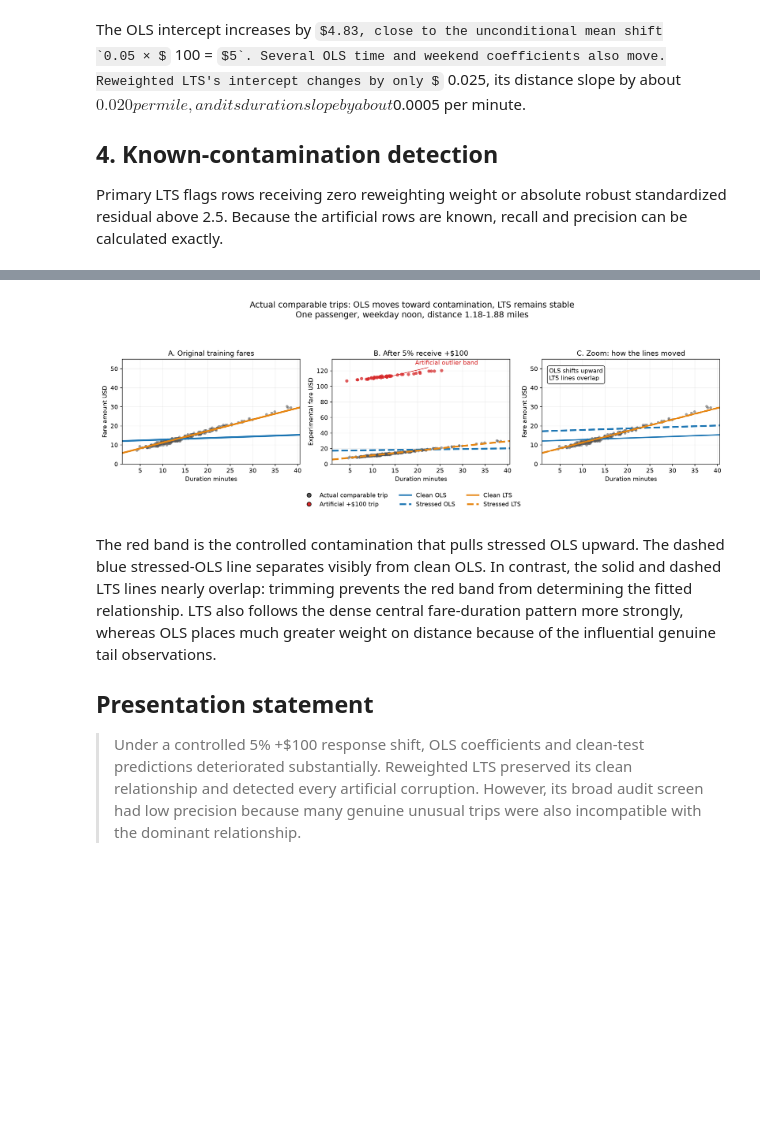
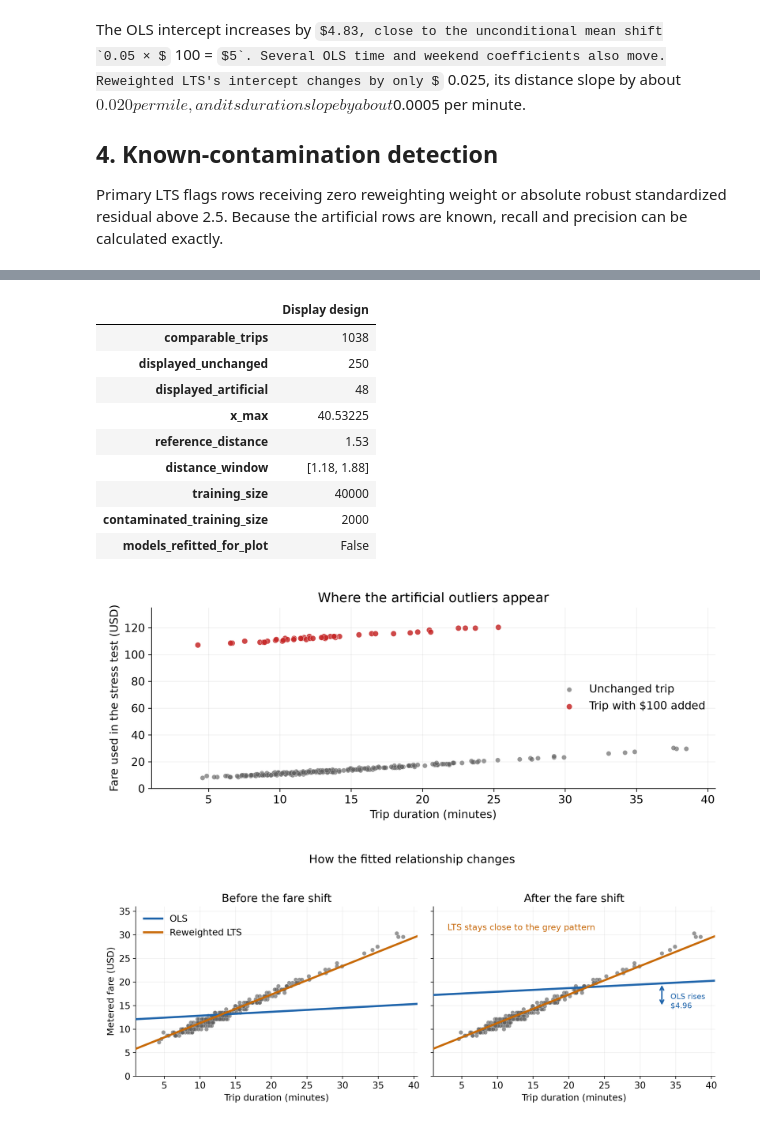
Before and after one commit to Ak62007/LTS, a Jupyter notebook: notebooks/05_contamination_stress_test.ipynb, the cells around one changed output, grey strips where cells are left out. Drawn from its saved outputs; the diff is of its cells as text; code cells hidden in the pictures; some formulas as TeX source; blank space fills up the shorter version.

Commit message:
Improve actual-trip robustness plots and notebook explanations

```diff
--- a/notebooks/05_contamination_stress_test.ipynb
+++ b/notebooks/05_contamination_stress_test.ipynb
@@ -188,21 +190,28 @@ the fitted lines.
-# %%
-from IPython.display import Image
-
-display(Image(filename=PROJECT_ROOT / "outputs/figures/actual_points_clean_stress_fitted_lines.png"))
-# %% [output]
-[figure, removed]
-# %% [markdown]
-The red band is the controlled contamination that pulls stressed OLS upward.
-The dashed blue stressed-OLS line separates visibly from clean OLS. In contrast,
-the solid and dashed LTS lines nearly overlap: trimming prevents the red band
-from determining the fitted relationship. LTS also follows the dense central
-fare-duration pattern more strongly, whereas OLS places much greater weight on
-distance because of the influential genuine tail observations.
-
-## Presentation statement
-
-> Under a controlled 5% +$100 response shift, OLS coefficients and clean-test
-> predictions deteriorated substantially. Reweighted LTS preserved its clean
-> relationship and detected every artificial corruption. However, its broad
-> audit screen had low precision because many genuine unusual trips were also
-> incompatible with the dominant relationship.
+# %%
+from IPython.display import Image
+from src.taxi_lts.plot_actual_points import save_comparable_trip_plots
+from src.taxi_lts.stress_test import contaminate_training_response
+
+modeling = pd.read_csv(PROJECT_ROOT / "data/processed/taxi_modeling_50000.csv")
+training = modeling.loc[modeling["split"].eq("train")].copy()
+_, known_mask = contaminate_training_response(training)
+coefficients = pd.read_csv(TABLES / "contamination_coefficient_change.csv")
+plot_details = save_comparable_trip_plots(
+    training, coefficients, known_mask, PROJECT_ROOT / "outputs/figures"
+)
+display(pd.Series(plot_details, name="Display design").to_frame())
+display(Image(filename=PROJECT_ROOT / "outputs/figures/actual_contamination_overview.png"))
+display(Image(filename=PROJECT_ROOT / "outputs/figures/actual_points_clean_stress_fitted_lines.png"))
+# %% [output]
+|  | Display design |
+| comparable_trips | 1038 |
+| displayed_unchanged | 250 |
+| displayed_artificial | 48 |
+| x_max | 40.53225 |
+| reference_distance | 1.53 |
+| distance_window | [1.18, 1.88] |
+| training_size | 40000 |
+| contaminated_training_size | 2000 |
+| models_refitted_for_plot | False |
+[figure, added]
+[figure, added]
```
Also changed, not shown: parts of 2 cells of this notebook, 5 other files.
